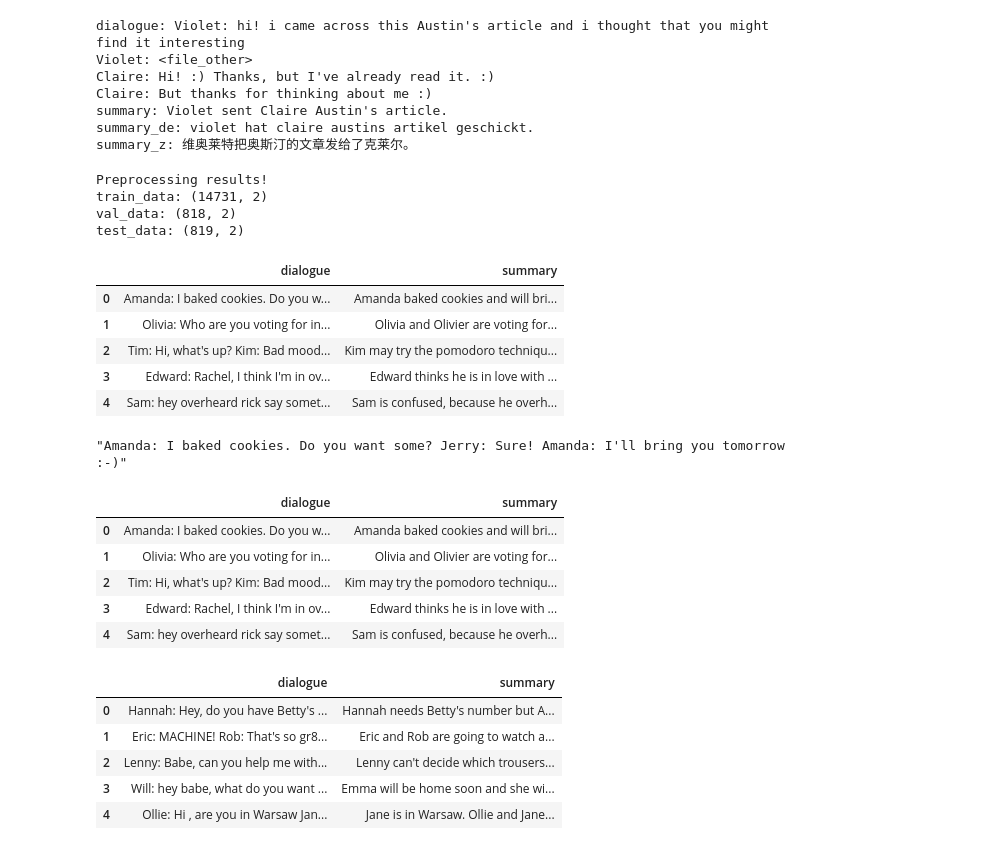
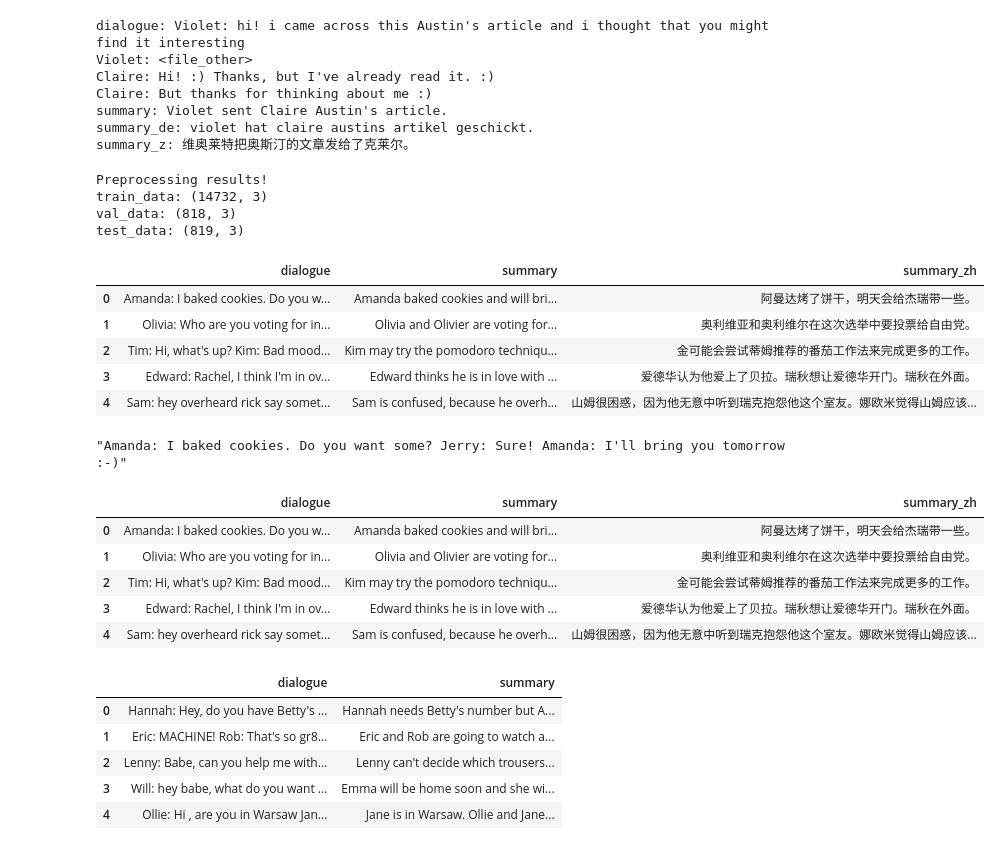
Before and after one commit to jhuangjennifer/573ChineseEnglishSummarization, a Jupyter notebook: notebooks/models/test.ipynb, the cells around one changed output. Cells and saved outputs as stored; diff of their text form; code cells hidden in the pictures.

Commit message:
Add translation model to summary generation pipeline

```diff
--- a/notebooks/models/test.ipynb
+++ b/notebooks/models/test.ipynb
@@ -61,7 +64,7 @@ Note: you may need to restart the kernel to use updated packages.
 DATASET_NAME = "XSAMSum"   # you can change this "XMediaSum40k"
 MODEL_NAME = "facebook/bart-large"
 CACHE_DIR = "./hf_cache"
-BASE_DIR = f"../../data/raw/{DATASET_NAME}"
+BASE_DIR = f"sample_data"
 # %%
 # dataset load
 import os
@@ -197,57 +200,58 @@ def preprocess_to_clean_df(dataset_split):
     df = dataset_split.to_pandas()
 
     # Select only the necessary columns
-    df = df[['dialogue', 'summary']].copy()
+    df = df[['dialogue', 'summary', 'summary_zh']].copy()
 
     # Drop missing values
-    df = df.dropna(subset=['dialogue', 'summary'])
+    df = df.dropna(subset=['dialogue', 'summary', 'summary_zh'])
 
     # Apply text normalization
     df['dialogue'] = df['dialogue'].apply(clean_text)
     df['summary'] = df['summary'].apply(clean_text)
+    df['summary_zh'] = df['summary_zh'].apply(clean_text)
 
     # Remove duplicate data and reset index
     df = df.drop_duplicates().reset_index(drop=True)
 
     return df
 
 # 3. Create DataFrames with updated variable names
 train_data = preprocess_to_clean_df(dataset_dict['train'])
 val_data = preprocess_to_clean_df(dataset_dict['validation'])
 test_data = preprocess_to_clean_df(dataset_dict['test'])
 
 # 4. Check results
 print("Preprocessing results!")
 print(f"train_data: {train_data.shape}")
 print(f"val_data: {val_data.shape}")
 print(f"test_data: {test_data.shape}\n")
 
 # Check a sample
 display(train_data.head())
 # %% [output]
 Preprocessing results!
-train_data: (14731, 2)
-val_data: (818, 2)
-test_data: (819, 2)
+train_data: (14732, 3)
+val_data: (818, 3)
+test_data: (819, 3)
-|  | dialogue | summary |
-| 0 | Amanda: I baked cookies. Do you w... | Amanda baked cookies and will bri... |
-| 1 | Olivia: Who are you voting for in... | Olivia and Olivier are voting for... |
-| 2 | Tim: Hi, what's up? Kim: Bad mood... | Kim may try the pomodoro techniqu... |
-| 3 | Edward: Rachel, I think I'm in ov... | Edward thinks he is in love with ... |
-| 4 | Sam: hey overheard rick say somet... | Sam is confused, because he overh... |
+|  | dialogue | summary | summary_zh |
+| 0 | Amanda: I baked cookies. Do you w... | Amanda baked cookies and will bri... | 阿曼达烤了饼干，明天会给杰瑞带一些。 |
+| 1 | Olivia: Who are you voting for in... | Olivia and Olivier are voting for... | 奥利维亚和奥利维尔在这次选举中要投票给自由党。 |
+| 2 | Tim: Hi, what's up? Kim: Bad mood... | Kim may try the pomodoro techniqu... | 金可能会尝试蒂姆推荐的番茄工作法来完成更多的工作。 |
+| 3 | Edward: Rachel, I think I'm in ov... | Edward thinks he is in love with ... | 爱德华认为他爱上了贝拉。瑞秋想让爱德华开门。瑞秋在外面。 |
+| 4 | Sam: hey overheard rick say somet... | Sam is confused, because he overh... | 山姆很困惑，因为他无意中听到瑞克抱怨他这个室友。娜欧米觉得山姆应该... |
 # %%
 train_data['dialogue'].loc[0]
 # %% [output]
 "Amanda: I baked cookies. Do you want some? Jerry: Sure! Amanda: I'll bring you tomorrow :-)"
 # %%
-train_data[['dialogue', 'summary']].head()
+train_data[['dialogue', 'summary', 'summary_zh']].head()
 # %% [output]
-|  | dialogue | summary |
-| 0 | Amanda: I baked cookies. Do you w... | Amanda baked cookies and will bri... |
-| 1 | Olivia: Who are you voting for in... | Olivia and Olivier are voting for... |
-| 2 | Tim: Hi, what's up? Kim: Bad mood... | Kim may try the pomodoro techniqu... |
-| 3 | Edward: Rachel, I think I'm in ov... | Edward thinks he is in love with ... |
-| 4 | Sam: hey overheard rick say somet... | Sam is confused, because he overh... |
+|  | dialogue | summary | summary_zh |
+| 0 | Amanda: I baked cookies. Do you w... | Amanda baked cookies and will bri... | 阿曼达烤了饼干，明天会给杰瑞带一些。 |
+| 1 | Olivia: Who are you voting for in... | Olivia and Olivier are voting for... | 奥利维亚和奥利维尔在这次选举中要投票给自由党。 |
+| 2 | Tim: Hi, what's up? Kim: Bad mood... | Kim may try the pomodoro techniqu... | 金可能会尝试蒂姆推荐的番茄工作法来完成更多的工作。 |
+| 3 | Edward: Rachel, I think I'm in ov... | Edward thinks he is in love with ... | 爱德华认为他爱上了贝拉。瑞秋想让爱德华开门。瑞秋在外面。 |
+| 4 | Sam: hey overheard rick say somet... | Sam is confused, because he overh... | 山姆很困惑，因为他无意中听到瑞克抱怨他这个室友。娜欧米觉得山姆应该... |
 # %%
 test_data[['dialogue', 'summary']].head()
 # %% [output]
```
Also changed, not shown: parts of 11 cells of this notebook.
